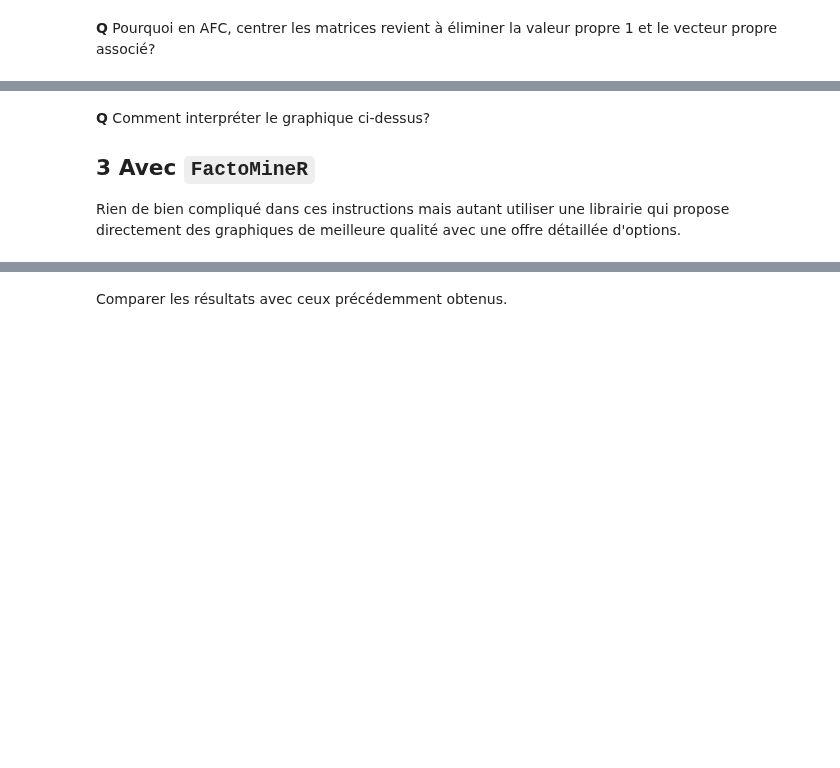
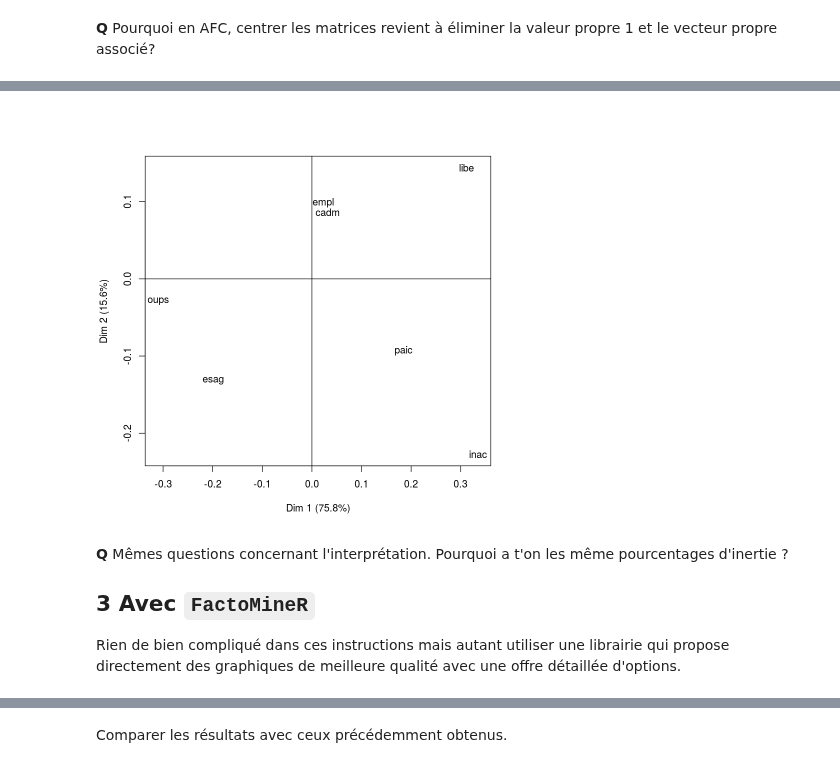
Before and after one commit to wikistat/Exploration, a Jupyter notebook: TutosRudim/Cal3-R-SVDtoAFC.ipynb, the cells around one changed output, grey strips where cells are left out. Cells and saved outputs as stored; diff of their text form; code cells hidden in the pictures; blank space fills up the shorter version.

```diff
--- a/TutosRudim/Cal3-R-SVDtoAFC.ipynb
+++ b/TutosRudim/Cal3-R-SVDtoAFC.ipynb
@@ -100,9 +239,13 @@ abline(h=0,v=0)
 # %%
-plot(Cr, type="n")
+plot(Cr, type = "n",
+     xlab = paste("Dim 1 (", round(100 * ratio[1], 1), "%)", sep = ""),
+     ylab = paste("Dim 2 (", round(100 * ratio[2], 1), "%)", sep = ""))
 text(Cr, rownames(T))
-abline(h=0,v=0)
+abline(h = 0, v = 0)
+# %% [output]
+[figure, added]
 # %% [markdown]
-**Q** Comment interpréter le graphique ci-dessus?
+**Q** Mêmes questions concernant l'interprétation. Pourquoi a t'on les même pourcentages d'inertie ?
 
 ## 3 Avec `FactoMineR`
 Rien de bien compliqué dans ces instructions mais autant utiliser une librairie qui propose directement des graphiques de meilleure qualité avec une offre détaillée d'options.
```
Also changed, not shown: parts of 33 cells of this notebook.
